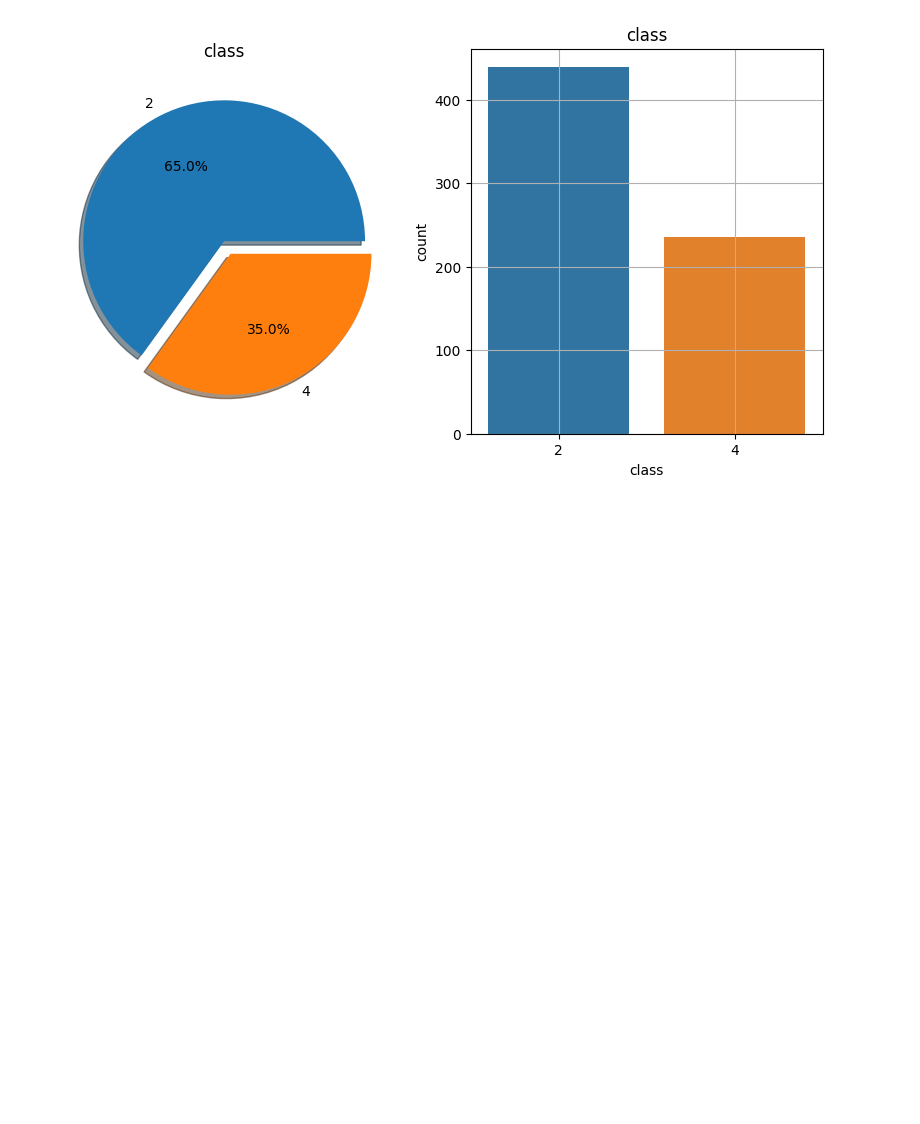
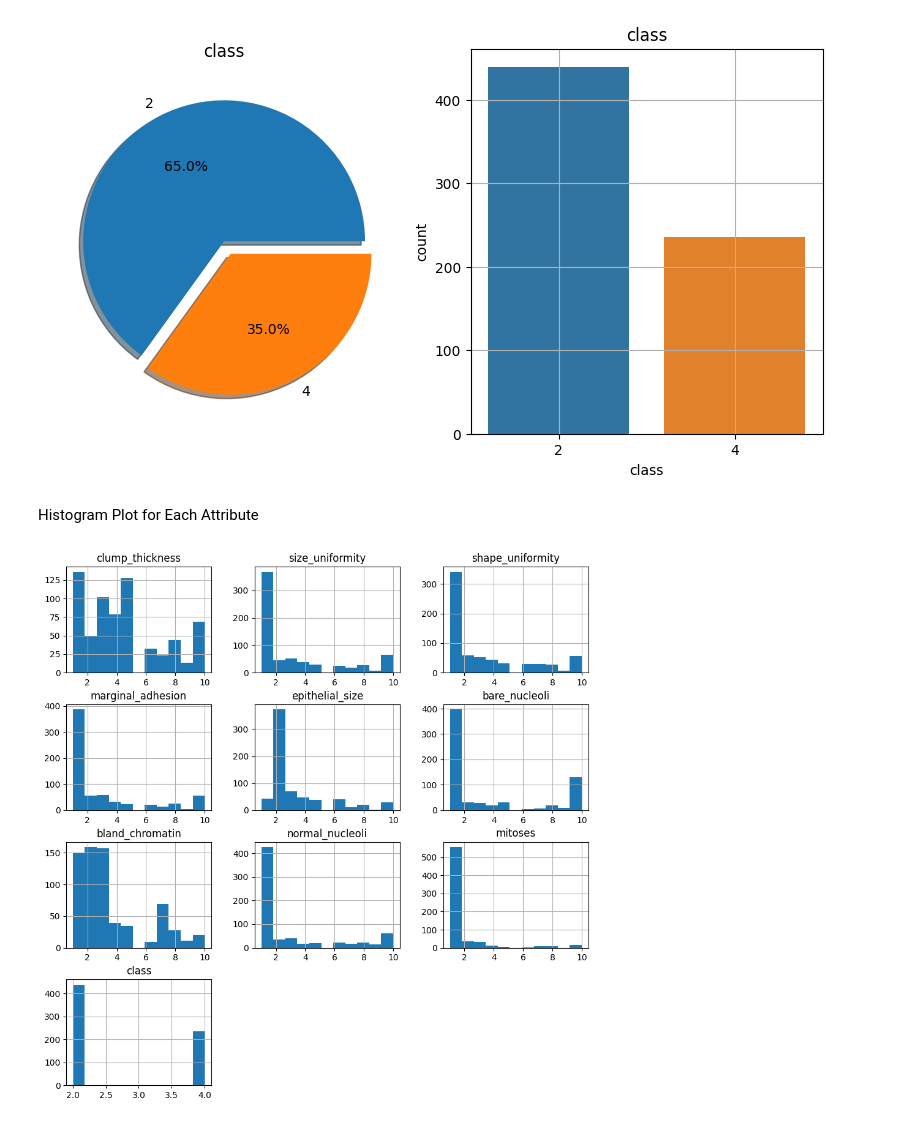
Before and after one commit to ecembostancioglu/breast_cancer_ml, a Jupyter notebook: breast_cancer.ipynb, the cells around one changed output. Saved outputs shown, nothing was run; the diff lists cells and outputs as text; code cells hidden in the pictures; blank space fills up the shorter version.

Commit message:
Histogram Plot for Each Attribute

```diff
--- a/breast_cancer.ipynb
+++ b/breast_cancer.ipynb
@@ -143,3 +143,10 @@ plt.grid()
 plt.show()
 # %% [output]
 [figure]
+# %% [markdown]
+Histogram Plot for Each Attribute
+# %%
+df.hist(bins=11,figsize=(11,11)) #With these graphs we can see the data distribution
+plt.show()
+# %% [output]
+[figure, added]
```
